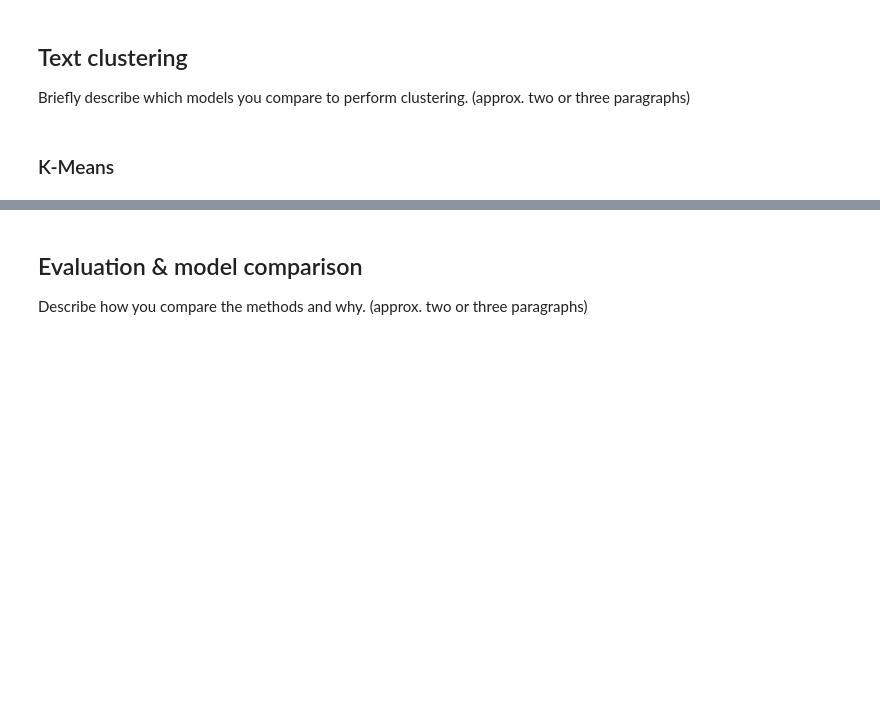
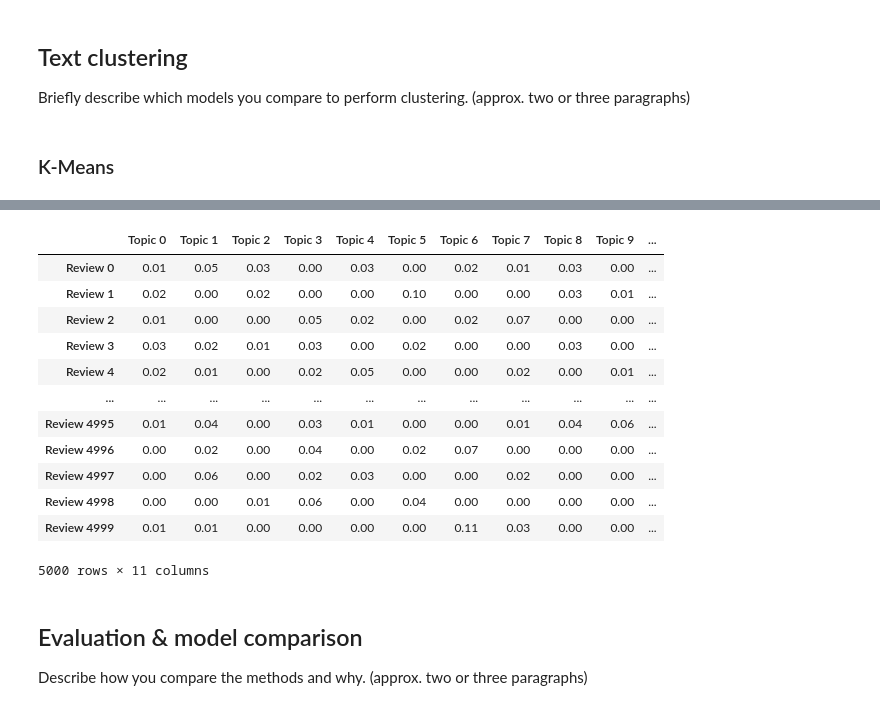
Before and after one commit to OssamaSijbesma/uu-data-analysis-and-machine-learning-assignments, a Jupyter notebook: assignment-2/report.ipynb, the cells around one changed output, grey strips where cells are left out. Cells and saved outputs as stored; diff of their text form; code cells hidden in the pictures; blank space fills up the shorter version.

Commit message:
Stemming&NMF

```diff
--- a/assignment-2/report.ipynb
+++ b/assignment-2/report.ipynb
@@ -170,6 +173,9 @@ On the other end of the distribution, the reviews are fairly standard, staying c
 
 Each review was passed through a custom preprocessing function before vectorization. The texts were lowercased so that differently capitalized forms of a word are counted as one feature. HTML line-break tags, which come from the website the reviews were scraped from, were removed because they would otherwise appear as a meaningless token “br”. Spoiler markers were removed since they are formatting rather than content, and escaped quote characters left over from the data export were converted back to plain quotes. Tokenization were handled by the vectorizer itself. These steps reduce noise and vocabulary size, which helps the clustering algorithm group reviews by their actual content.
 # %%
+# Define stemmer
+stemmer = SnowballStemmer("english")
+
 # Define a custom text preprocessor for cleaning movie reviews
 # It is used later in the text vectorization process
 def custom_preprocessor(text):
@@ -182,6 +188,9 @@ def custom_preprocessor(text):
     # 4. Remove escape sequences (e.g. \\"the greatest filmed opera ever,\\")
     text = re.sub(r'\\"', '"', text)
     text = re.sub(r"\\'", "'", text)
+    # 5. Stemming
+    words = re.findall(r"[a-z']+", text)
+    text = " ".join(stemmer.stem(w) for w in words)
     # Return cleaned text
     return text
 # %%
@@ -294,0 +306,10 @@ V-Measure: 0.3483473127881498
+# %%
+# Define NMF decomposition models for 5 and 10 topics
+nmf_5 = decomposition.NMF(n_components=5, random_state=111)
+nmf_10 = decomposition.NMF(n_components=10, random_state=111)
+
+# Take W and H from these decompositions
+W_5 = nmf_5.fit_transform(tfidf_matrix)
+H_5 = nmf_5.components_
+W_10 = nmf_10.fit_transform(tfidf_matrix)
+H_10 = nmf_10.components_
@@ -294,0 +374,15 @@ V-Measure: 0.3483473127881498
+# %%
+# Name each row and column
+col_names_5 = ["Topic " + str(i) for i in range(nmf_5.n_components)]
+col_names_10 = ["Topic " + str(i) for i in range(nmf_10.n_components)]
+review_names = ["Review " + str(i) for i in range(len(reviews))]
+
+# Create data frames that shows how strongly a review belongs to a topic
+df_review_topic_5 = pd.DataFrame(np.round(W_5,2),columns=col_names_5,index=review_names)
+df_review_topic_10 = pd.DataFrame(np.round(W_10,2),columns=col_names_10,index=review_names)
+
+# Create a column that indicates which topic the review belongs to most
+dominant_topic_5 = np.argmax(df_review_topic_5.values,axis=1)
+dominant_topic_10 = np.argmax(df_review_topic_10.values,axis=1)
+df_review_topic_5["dominant_topic"] = dominant_topic_5
+df_review_topic_10["dominant_topic"] = dominant_topic_10
@@ -294,0 +405,16 @@ V-Measure: 0.3483473127881498
+# %%
+df_review_topic_10
+# %% [output]
+|  | Topic 0 | Topic 1 | Topic 2 | Topic 3 | Topic 4 | Topic 5 | Topic 6 | Topic 7 | Topic 8 | Topic 9 | ... |
+| Review 0 | 0.01 | 0.05 | 0.03 | 0.00 | 0.03 | 0.00 | 0.02 | 0.01 | 0.03 | 0.00 | ... |
+| Review 1 | 0.02 | 0.00 | 0.02 | 0.00 | 0.00 | 0.10 | 0.00 | 0.00 | 0.03 | 0.01 | ... |
+| Review 2 | 0.01 | 0.00 | 0.00 | 0.05 | 0.02 | 0.00 | 0.02 | 0.07 | 0.00 | 0.00 | ... |
+| Review 3 | 0.03 | 0.02 | 0.01 | 0.03 | 0.00 | 0.02 | 0.00 | 0.00 | 0.03 | 0.00 | ... |
+| Review 4 | 0.02 | 0.01 | 0.00 | 0.02 | 0.05 | 0.00 | 0.00 | 0.02 | 0.00 | 0.01 | ... |
+| ... | ... | ... | ... | ... | ... | ... | ... | ... | ... | ... | ... |
+| Review 4995 | 0.01 | 0.04 | 0.00 | 0.03 | 0.01 | 0.00 | 0.00 | 0.01 | 0.04 | 0.06 | ... |
+| Review 4996 | 0.00 | 0.02 | 0.00 | 0.04 | 0.00 | 0.02 | 0.07 | 0.00 | 0.00 | 0.00 | ... |
+| Review 4997 | 0.00 | 0.06 | 0.00 | 0.02 | 0.03 | 0.00 | 0.00 | 0.02 | 0.00 | 0.00 | ... |
+| Review 4998 | 0.00 | 0.00 | 0.01 | 0.06 | 0.00 | 0.04 | 0.00 | 0.00 | 0.00 | 0.00 | ... |
+| Review 4999 | 0.01 | 0.01 | 0.00 | 0.00 | 0.00 | 0.00 | 0.11 | 0.03 | 0.00 | 0.00 | ... |
+5000 rows × 11 columns
```
Also changed, not shown: parts of 15 cells of this notebook.
